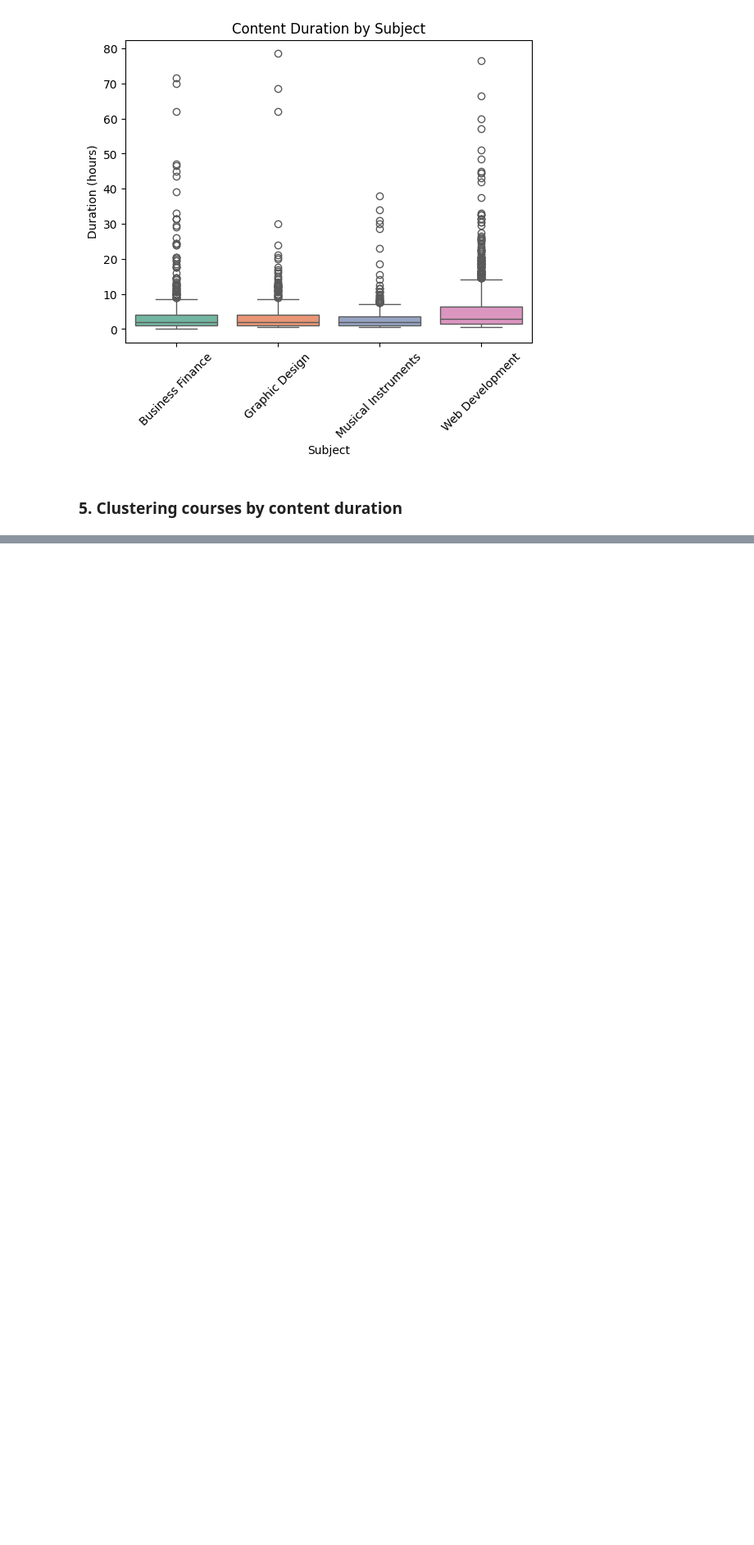
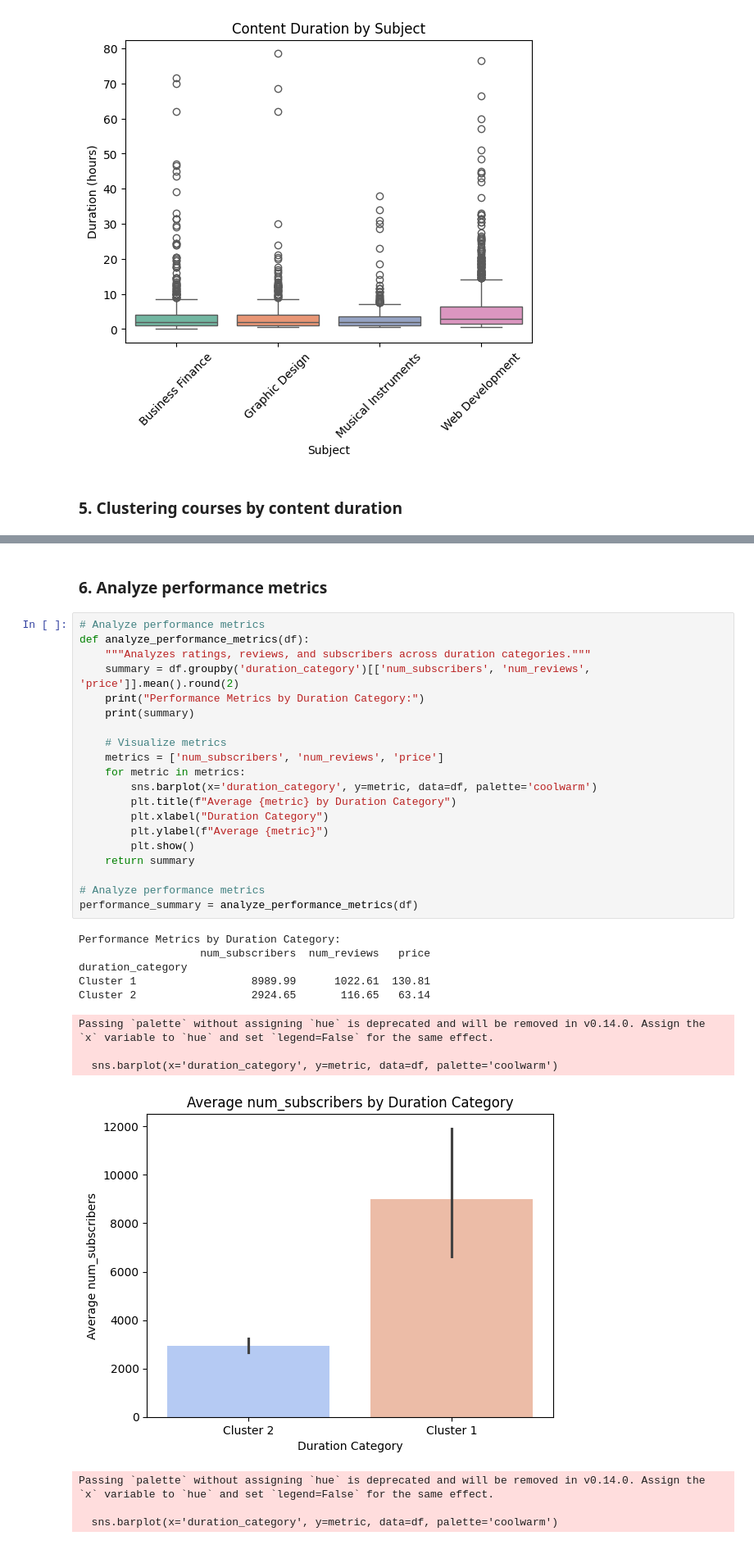
Before and after one commit to hirakhan95/course-cost-analyzer, a Jupyter notebook: jupyter_notebooks/ML_Modeling_and_Evaluation2.ipynb, the cells around one changed output, grey strips where cells are left out. Shown at 82% size. Cells and saved outputs as stored; diff of their text form; blank space fills up the shorter version.

```diff
--- a/jupyter_notebooks/ML_Modeling_and_Evaluation2.ipynb
+++ b/jupyter_notebooks/ML_Modeling_and_Evaluation2.ipynb
@@ -204,0 +208,35 @@ Optimal Number of Clusters: 2
+# %% [markdown]
+### 6. Analyze performance metrics
+# %%
+# Analyze performance metrics
+def analyze_performance_metrics(df):
+    """Analyzes ratings, reviews, and subscribers across duration categories."""
+    summary = df.groupby('duration_category')[['num_subscribers', 'num_reviews', 'price']].mean().round(2)
+    print("Performance Metrics by Duration Category:")
+    print(summary)
+
+    # Visualize metrics
+    metrics = ['num_subscribers', 'num_reviews', 'price']
+    for metric in metrics:
+        sns.barplot(x='duration_category', y=metric, data=df, palette='coolwarm')
+        plt.title(f"Average {metric} by Duration Category")
+        plt.xlabel("Duration Category")
+        plt.ylabel(f"Average {metric}")
+        plt.show()
+    return summary
+
+# Analyze performance metrics
+performance_summary = analyze_performance_metrics(df)
+# %% [output]
+Performance Metrics by Duration Category:
+                   num_subscribers  num_reviews   price
+duration_category
+Cluster 1                  8989.99      1022.61  130.81
+Cluster 2                  2924.65       116.65   63.14
+Passing `palette` without assigning `hue` is deprecated and will be removed in v0.14.0. Assign the `x` variable to `hue` and set `legend=False` for the same effect.
+
+  sns.barplot(x='duration_category', y=metric, data=df, palette='coolwarm')
+[figure, added]
+Passing `palette` without assigning `hue` is deprecated and will be removed in v0.14.0. Assign the `x` variable to `hue` and set `legend=False` for the same effect.
+
+  sns.barplot(x='duration_category', y=metric, data=df, palette='coolwarm')
```
Also changed, not shown: parts of 4 cells of this notebook.
